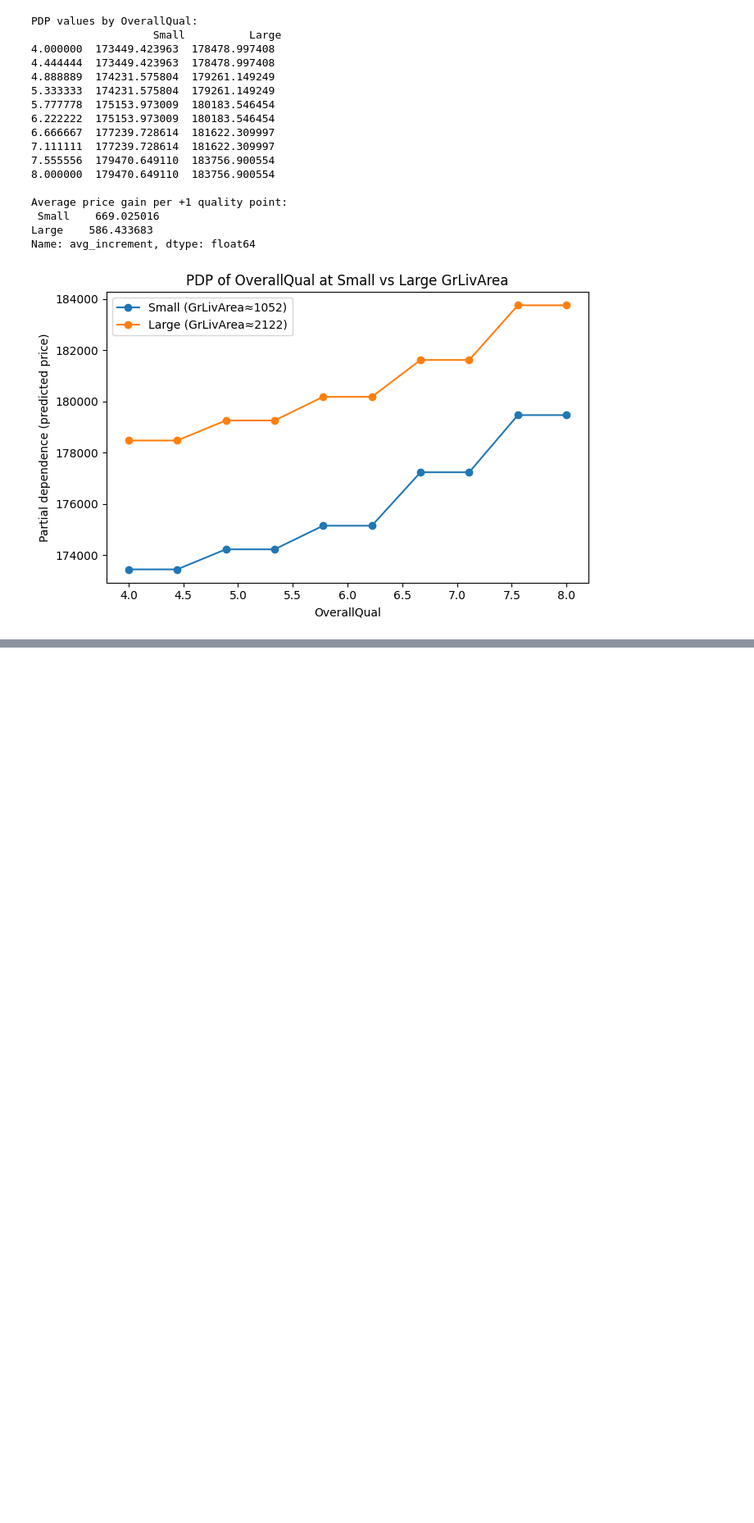
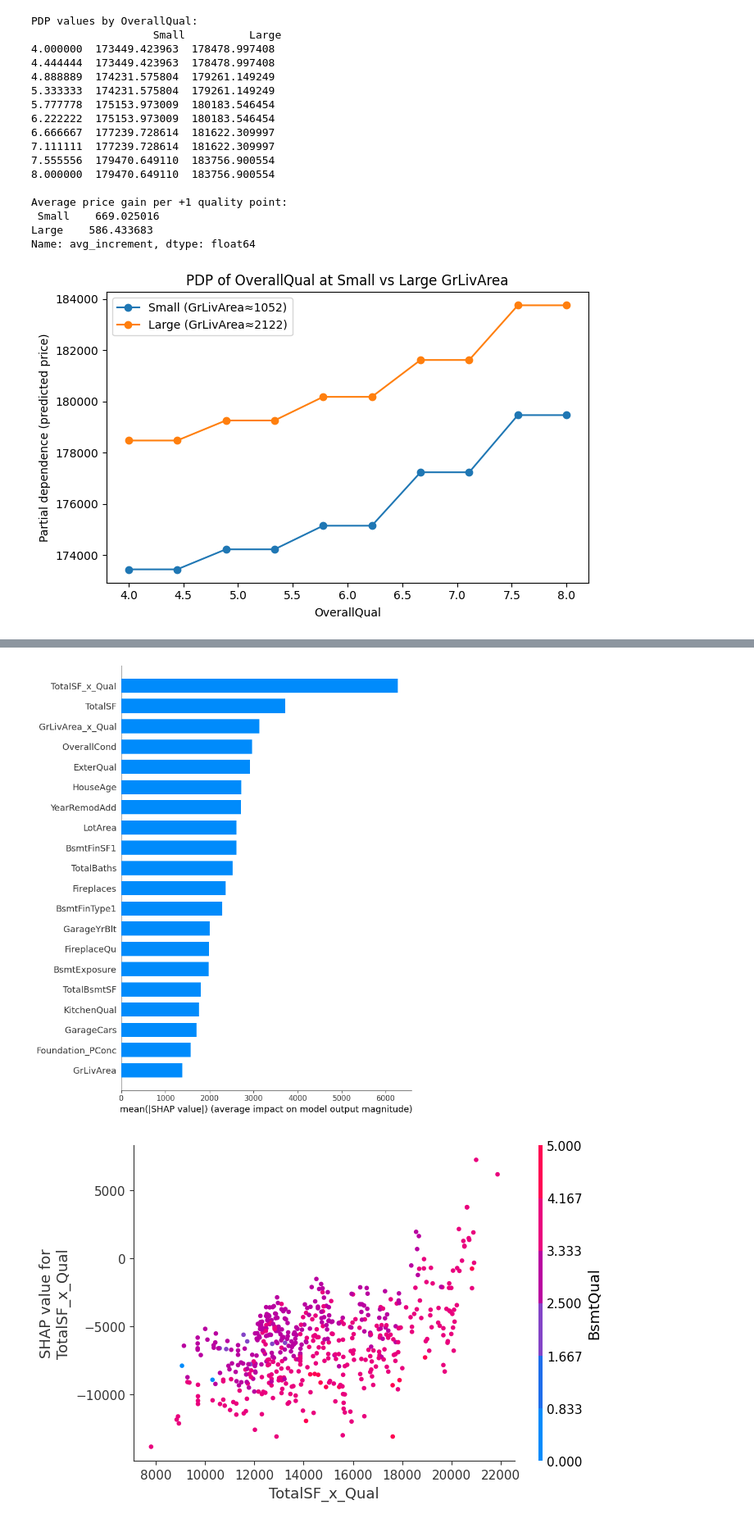
Before and after one commit to asilbert/MLProject, a Jupyter notebook: MLProject_V2.ipynb, the cells around one changed output, grey strips where cells are left out. Shown at 82% size. Saved outputs shown, nothing was run; the diff lists cells and outputs as text; code cells hidden in the pictures; blank space fills up the shorter version.

```diff
--- a/MLProject_V2.ipynb
+++ b/MLProject_V2.ipynb
@@ -1947,0 +1980,38 @@ Name: avg_increment, dtype: float64
+# %%
+# --- 0) pick your slice (your red-box mask is fine) ---
+mask = (X_fe["GrLivArea"].between(1000, 1500)) & (X_fe["OverallQual"].between(6, 7))
+X_slice = X_fe[mask]
+y_slice = y[mask]
+
+# --- 1) get the trained pieces ---
+prep = cat_final.named_steps["prep"]
+cat  = cat_final.named_steps["reg"]
+
+# --- 2) transform slice to the model's feature space (numeric) ---
+#    If OHE was sparse, densify for SHAP plots
+X_trans = prep.transform(X_slice)
+if hasattr(X_trans, "toarray"):  # sparse
+    X_trans = X_trans.toarray()
+
+# names that align with the transformed columns
+feat_names = prep.get_feature_names_out()
+
+# wrap as DataFrame so SHAP/plots have labels
+import pandas as pd
+X_trans_df = pd.DataFrame(X_trans, columns=feat_names)
+
+# --- 3) SHAP on the CatBoost model using transformed features ---
+import shap
+explainer   = shap.TreeExplainer(cat)                 # explain the regressor
+shap_values = explainer.shap_values(X_trans_df)       # EXPLAIN THE TRANSFORMED DATA
+
+# --- 4) Local importance (bar) + detailed dependence ---
+shap.summary_plot(shap_values, X_trans_df, plot_type="bar", max_display=20)
+
+# a couple of high-importance engineered features (adjust to your list)
+for f in ["TotalSF_x_Qual", "GrLivArea_x_Qual", "TotalBaths"]:
+    if f in X_trans_df.columns:
+        shap.dependence_plot(f, shap_values, X_trans_df)
+# %% [output]
+[figure, added]
+[figure, added]
```
Also changed, not shown: parts of 22 cells of this notebook, 1 other file.
